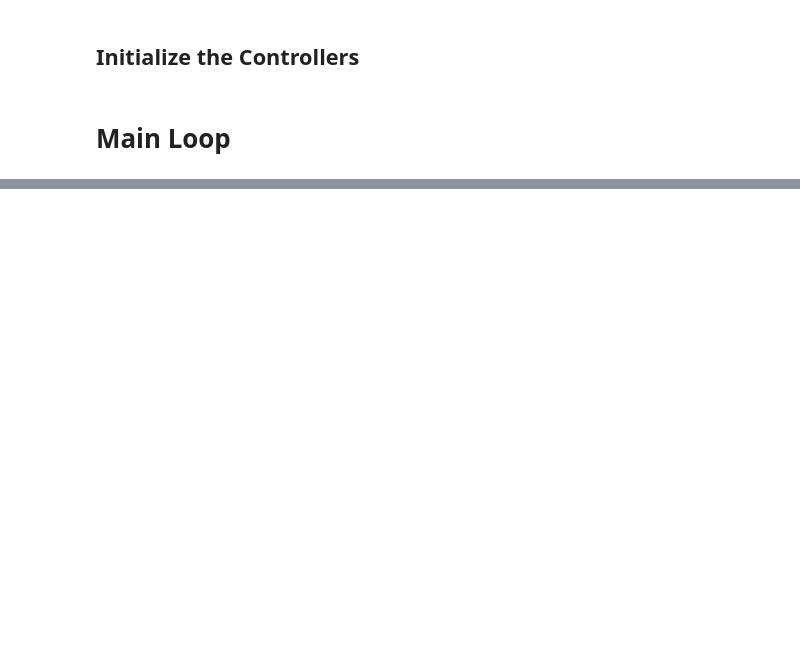
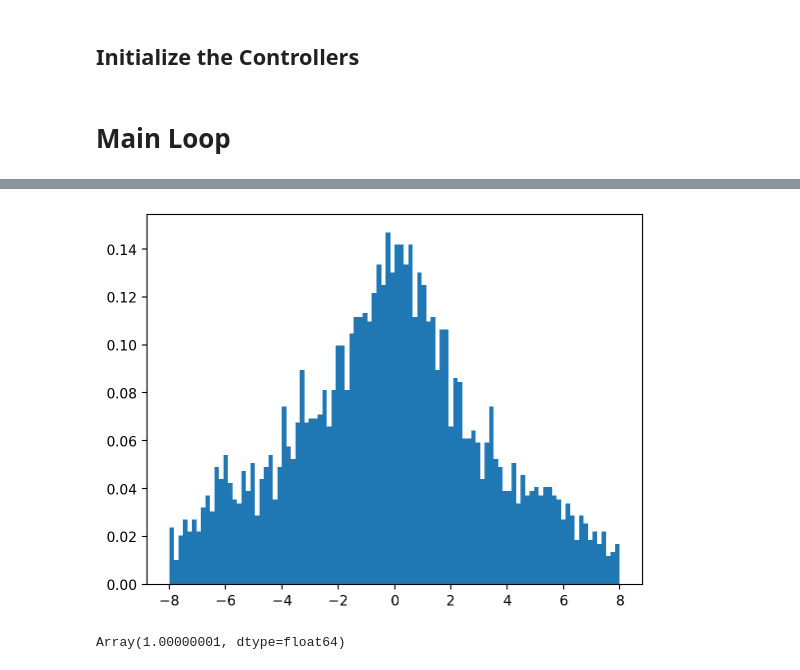
Before and after one commit to mathDR/jax-mc-pilco, a Jupyter notebook: notebooks/pilco_testing_inv_pend_notebook.ipynb, the cells around one changed output, grey strips where cells are left out. Drawn from its saved outputs; the diff is of its cells as text; code cells hidden in the pictures; blank space fills up the shorter version.

```diff
--- a/notebooks/pilco_testing_inv_pend_notebook.ipynb
+++ b/notebooks/pilco_testing_inv_pend_notebook.ipynb
@@ -315,0 +499,8 @@ for i in range(200):
+# %%
+plt.hist(states_array[:,2],100,density=True);
+# %% [output]
+[figure, added]
+# %%
+jnp.square(states_array[0,0])+jnp.square(states_array[0,1])
+# %% [output]
+Array(1.00000001, dtype=float64)
```
Also changed, not shown: parts of 39 cells of this notebook, 5 other files.
